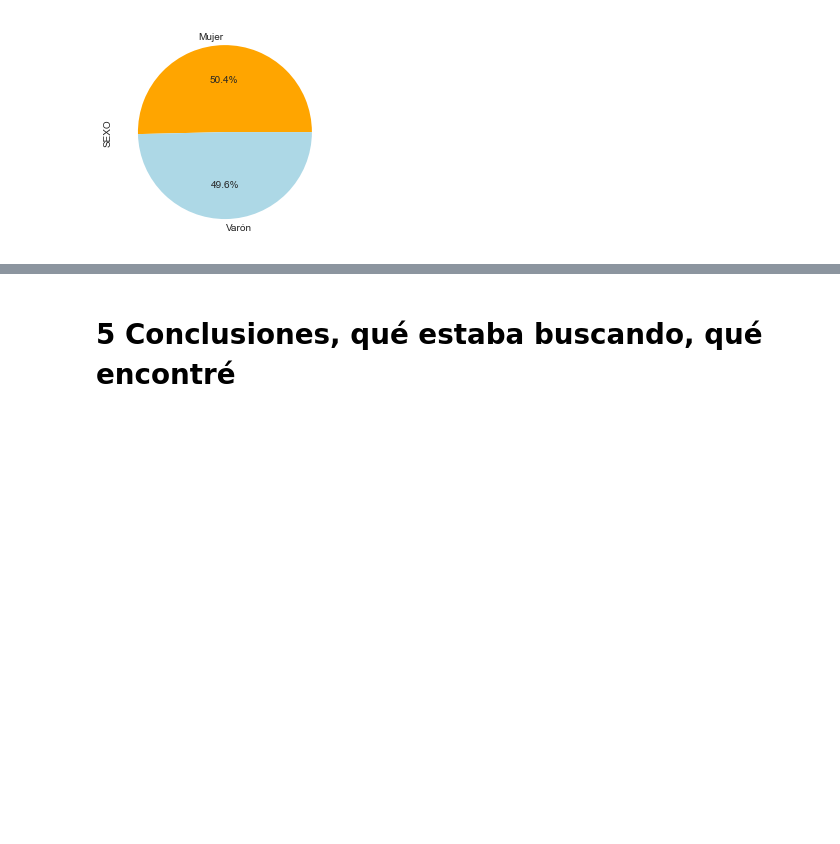
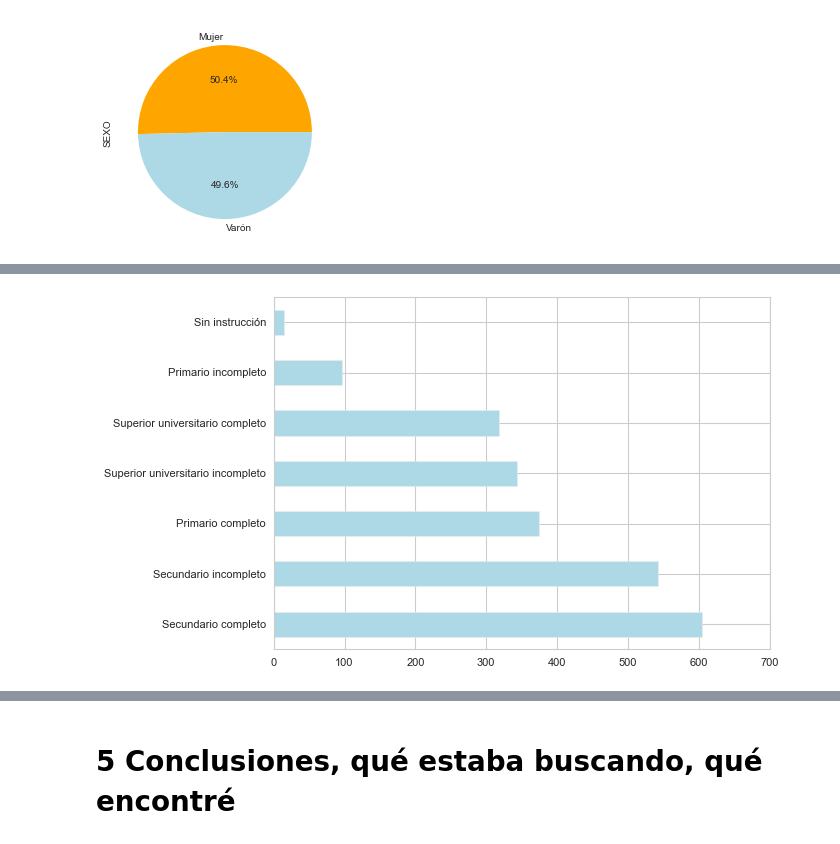
Before and after one commit to VioleCP/EPH-subocupacion, a Jupyter notebook: Subocupación Argentina.ipynb, the cells around one changed output, grey strips where cells are left out. Saved outputs shown, nothing was run; the diff lists cells and outputs as text; code cells hidden in the pictures; blank space fills up the shorter version.

```diff
--- a/Subocupación Argentina.ipynb
+++ b/Subocupación Argentina.ipynb
@@ -561,0 +611,5 @@ ax2.pie(sexoo, colors= ["orange","lightblue"], autopct='%1.1f%%');
+# %%
+niveleds = ocupados[ocupados.INTENSIDAD_DE_LA_OCUPACIÓN == "Subocupado"].NIVEL_EDUCATIVO.value_counts()
+niveledsplt = niveleds.plot.barh(color= ["lightblue"])
+# %% [output]
+[figure, added]
```
Also changed, not shown: parts of 11 cells of this notebook, 1 other file.
